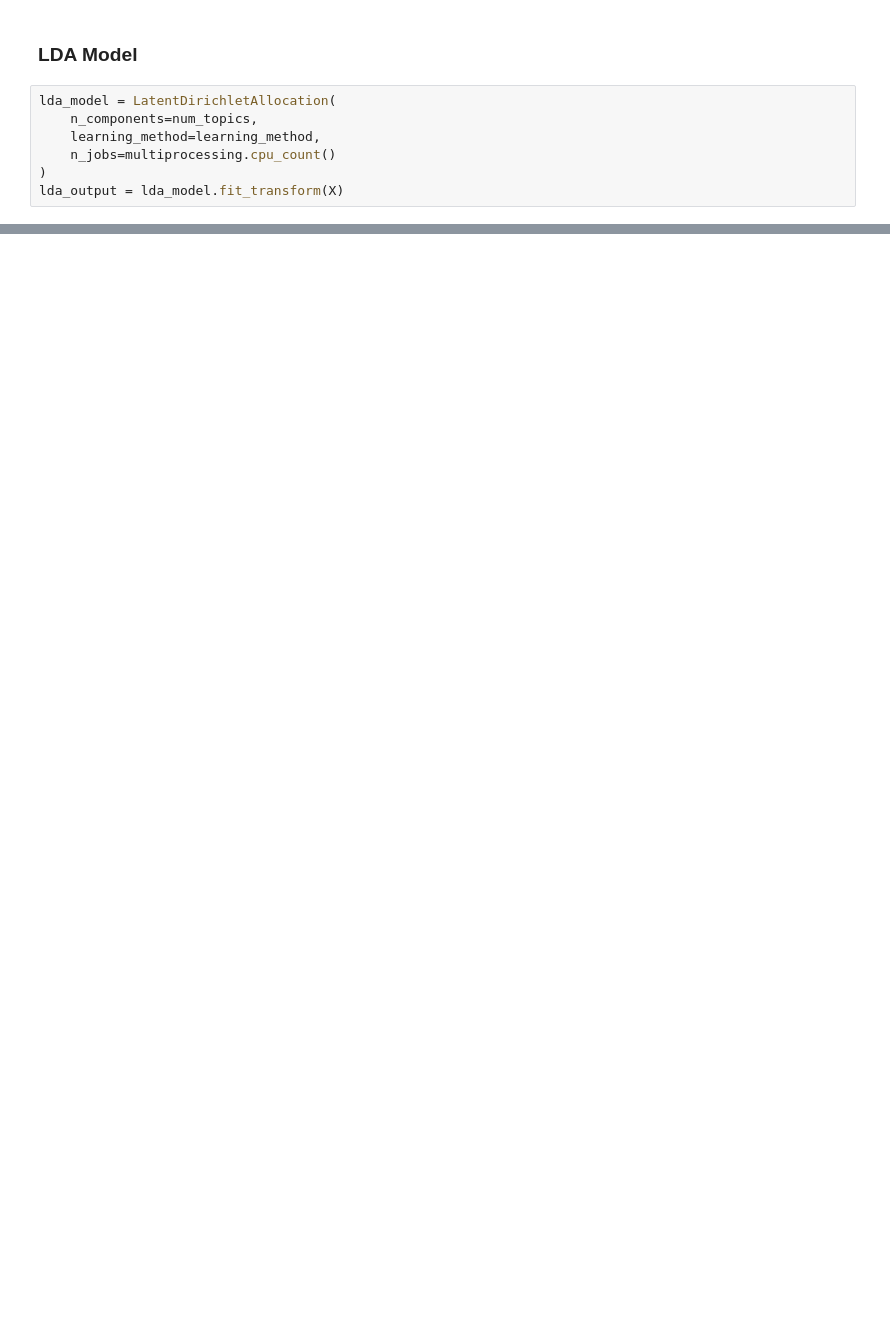
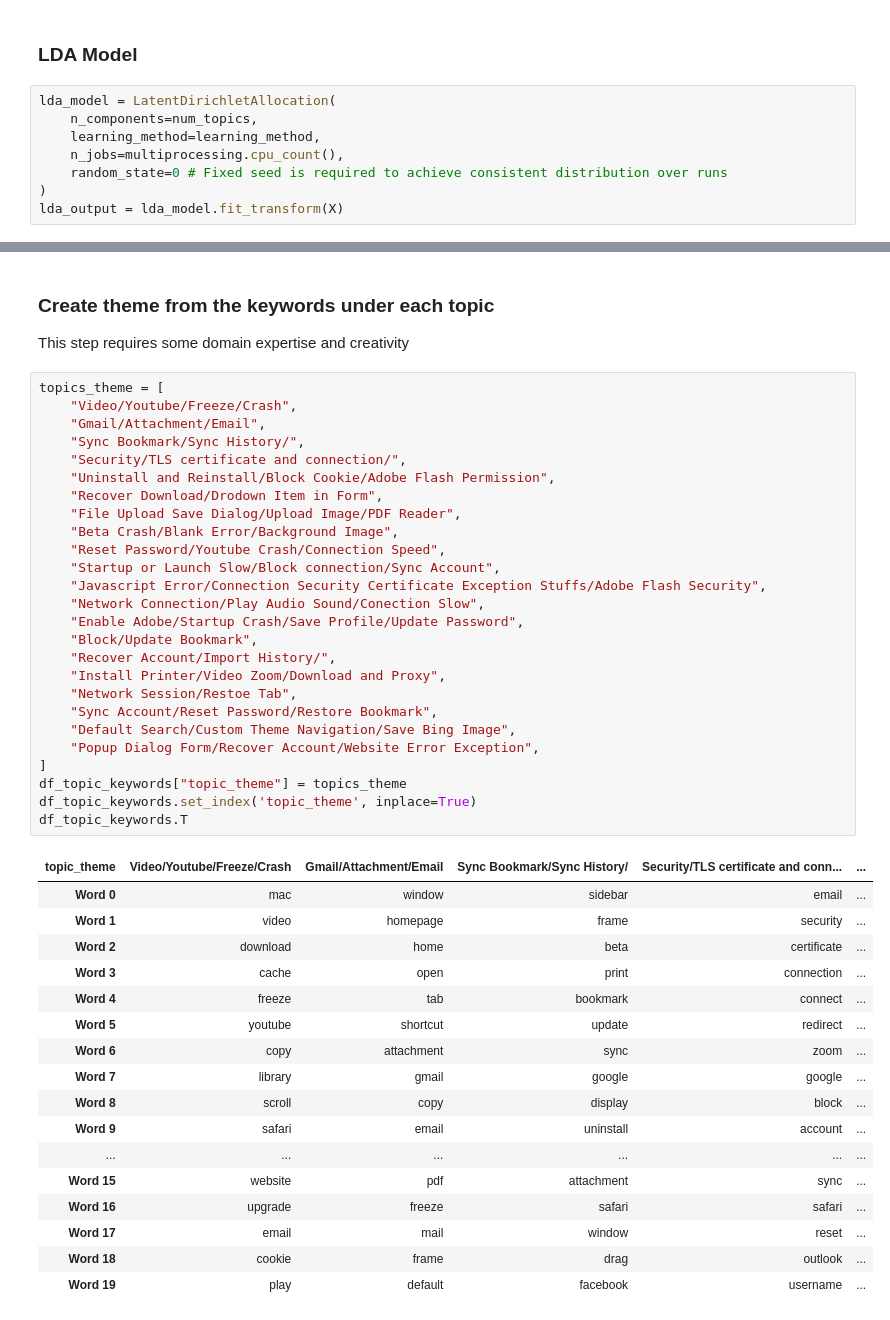
Before and after one commit to mlopatka/CANOSP2020, a Jupyter notebook: notebooks/latent-dirichlet-allocation/lda.ipynb, the cells around one changed output, grey strips where cells are left out. Drawn from its saved outputs; the diff is of its cells as text; blank space fills up the shorter version.

```diff
--- a/notebooks/latent-dirichlet-allocation/lda.ipynb
+++ b/notebooks/latent-dirichlet-allocation/lda.ipynb
@@ -52,7 +69,8 @@ learning_method = "online"
 lda_model = LatentDirichletAllocation(
     n_components=num_topics,
     learning_method=learning_method,
-    n_jobs=multiprocessing.cpu_count()
+    n_jobs=multiprocessing.cpu_count(),
+    random_state=0 # Fixed seed is required to achieve consistent distribution over runs
 )
 lda_output = lda_model.fit_transform(X)
 # %%
@@ -92,0 +108,48 @@ df_topic_keywords
+# %% [markdown]
+### Create theme from the keywords under each topic
+
+This step requires some domain expertise and creativity
+# %%
+topics_theme = [
+    "Video/Youtube/Freeze/Crash",
+    "Gmail/Attachment/Email",
+    "Sync Bookmark/Sync History/",
+    "Security/TLS certificate and connection/",
+    "Uninstall and Reinstall/Block Cookie/Adobe Flash Permission",
+    "Recover Download/Drodown Item in Form",
+    "File Upload Save Dialog/Upload Image/PDF Reader",
+    "Beta Crash/Blank Error/Background Image",
+    "Reset Password/Youtube Crash/Connection Speed",
+    "Startup or Launch Slow/Block connection/Sync Account",
+    "Javascript Error/Connection Security Certificate Exception Stuffs/Adobe Flash Security",
+    "Network Connection/Play Audio Sound/Conection Slow",
+    "Enable Adobe/Startup Crash/Save Profile/Update Password",
+    "Block/Update Bookmark",
+    "Recover Account/Import History/",
+    "Install Printer/Video Zoom/Download and Proxy",
+    "Network Session/Restoe Tab",
+    "Sync Account/Reset Password/Restore Bookmark",
+    "Default Search/Custom Theme Navigation/Save Bing Image",
+    "Popup Dialog Form/Recover Account/Website Error Exception",
+]
+df_topic_keywords["topic_theme"] = topics_theme
+df_topic_keywords.set_index('topic_theme', inplace=True)
+df_topic_keywords.T
+# %% [output]
+| topic_theme | Video/Youtube/Freeze/Crash | Gmail/Attachment/Email | Sync Bookmark/Sync History/ | Security/TLS certificate and conn... | ... |
+| Word 0 | mac | window | sidebar | email | ... |
+| Word 1 | video | homepage | frame | security | ... |
+| Word 2 | download | home | beta | certificate | ... |
+| Word 3 | cache | open | print | connection | ... |
+| Word 4 | freeze | tab | bookmark | connect | ... |
+| Word 5 | youtube | shortcut | update | redirect | ... |
+| Word 6 | copy | attachment | sync | zoom | ... |
+| Word 7 | library | gmail | google | google | ... |
+| Word 8 | scroll | copy | display | block | ... |
+| Word 9 | safari | email | uninstall | account | ... |
+| ... | ... | ... | ... | ... | ... |
+| Word 15 | website | pdf | attachment | sync | ... |
+| Word 16 | upgrade | freeze | safari | safari | ... |
+| Word 17 | email | mail | window | reset | ... |
+| Word 18 | cookie | frame | drag | outlook | ... |
+| Word 19 | play | default | facebook | username | ... |
```
Also changed, not shown: parts of 13 cells of this notebook.
